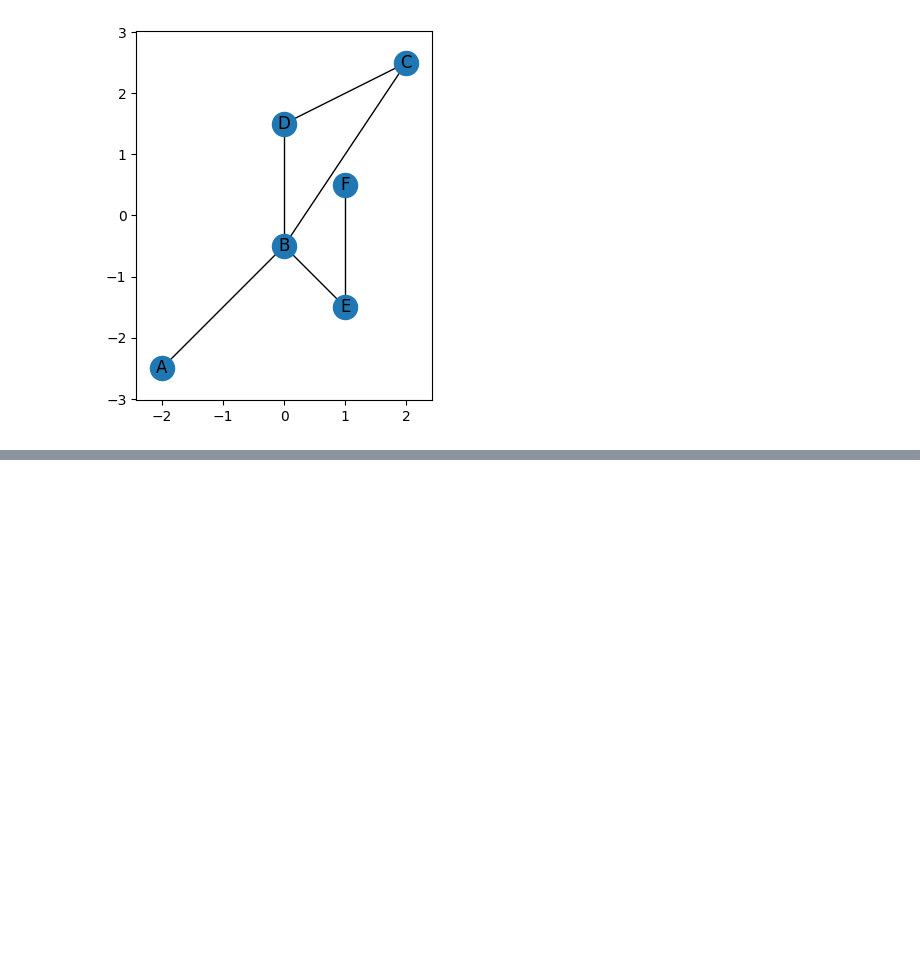
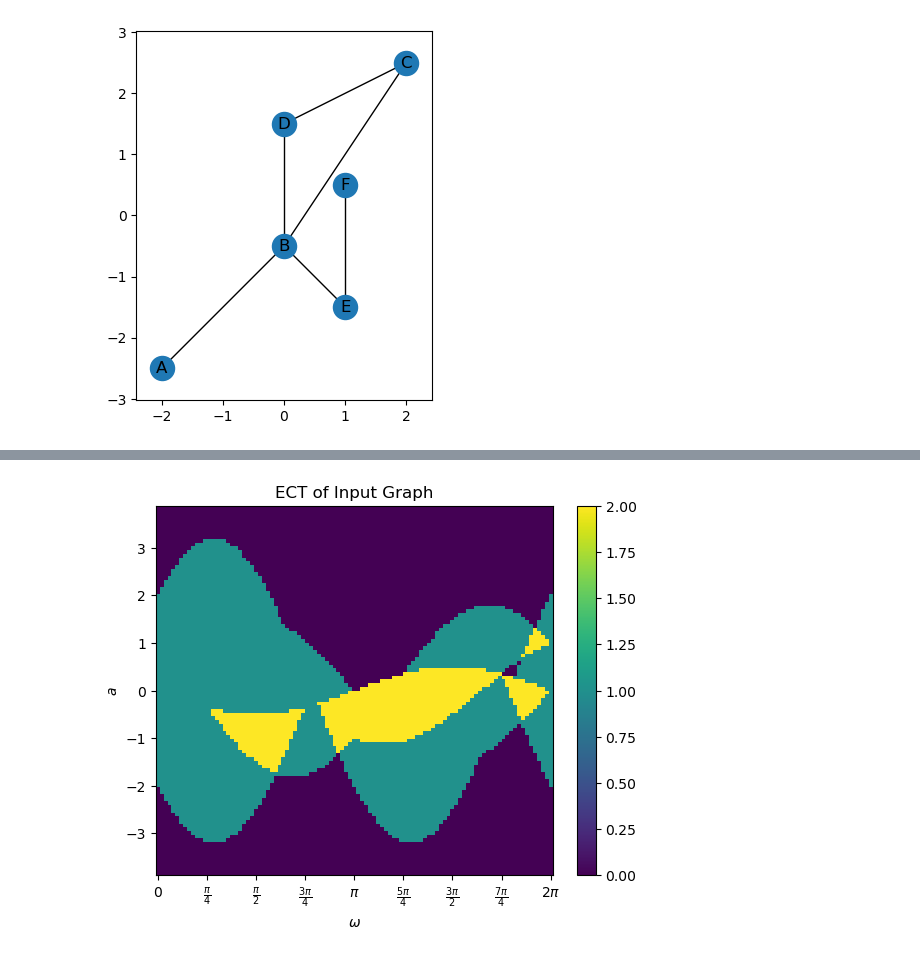
Before and after one commit to MunchLab/ect, a Jupyter notebook: paper/generating_figures.ipynb, the cells around one changed output, grey strips where cells are left out. Drawn from its saved outputs; the diff is of its cells as text; code cells hidden in the pictures; blank space fills up the shorter version.

```diff
--- a/paper/generating_figures.ipynb
+++ b/paper/generating_figures.ipynb
@@ -62,0 +67,11 @@ myect.plotECC(G, -np.pi/2)
+# %%
+myect.calculateECT(G)
+
+M = myect.get_ECT()
+
+# We can use the built in command to plot the matrix. Unlike the plotECC function, this command does not calculate the ECT when called so it must have been run earlier. An equivalent command is myect.plotECT()
+myect.plot('ECT')
+
+plt.savefig('../paper/figures/example_ect.png', bbox_inches='tight', dpi=300)
+# %% [output]
+[figure, added]
```
Also changed, not shown: parts of 7 cells of this notebook, 5 other files.
